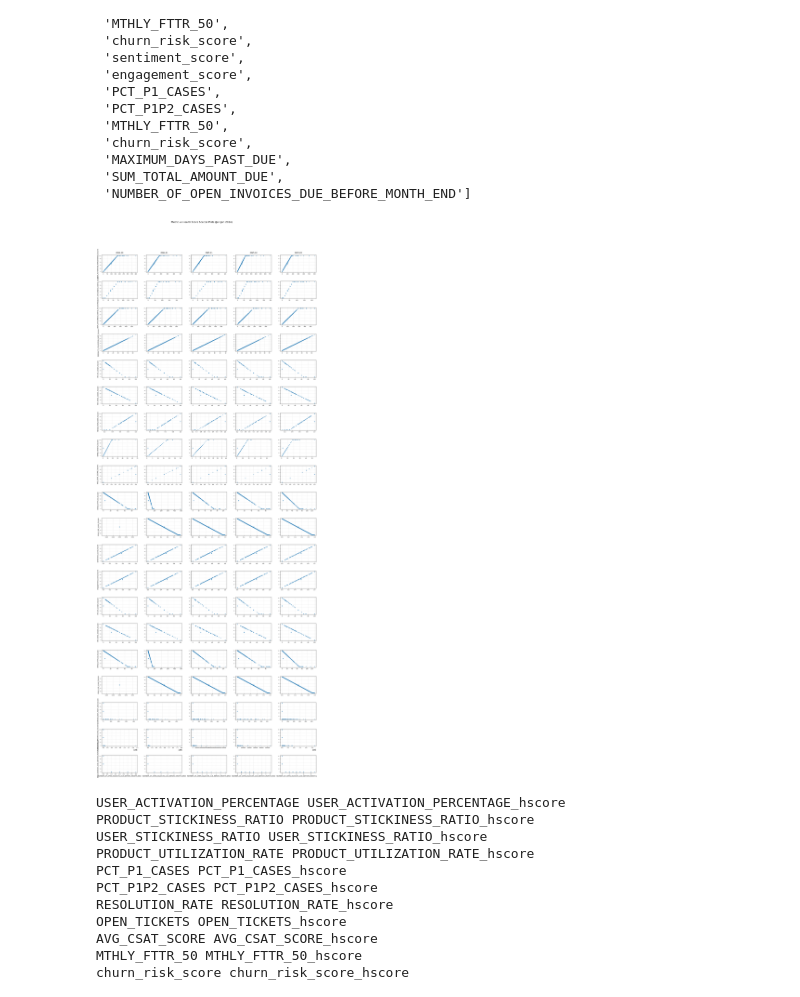
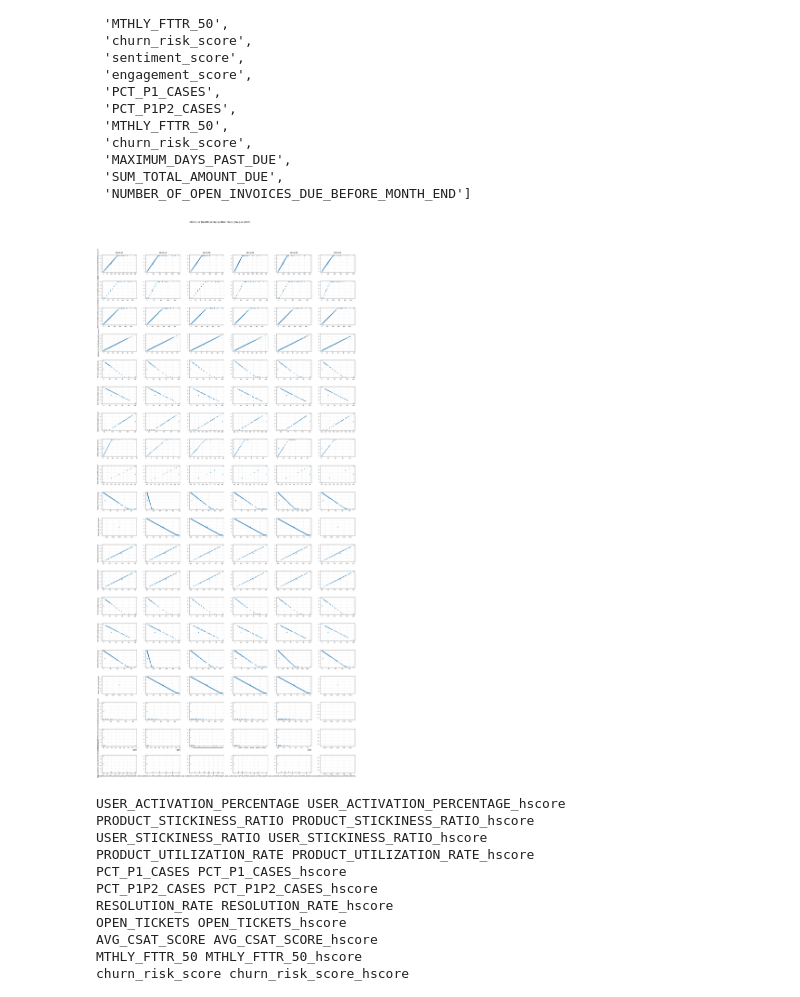
Before and after one commit to nr-rchhetri/C360_custom_weights, a Jupyter notebook: src/health_score.ipynb, the cells around one changed output. Saved outputs shown, nothing was run; the diff lists cells and outputs as text; code cells hidden in the pictures.

```diff
--- a/src/health_score.ipynb
+++ b/src/health_score.ipynb
@@ -395,7 +393,7 @@ import matplotlib.pyplot as plt
 
 # Define months and metrics
 # months = ['2024-01-01', '2024-02-01', '2024-03-01', '2024-04-01', '2024-05-01', '2024-06-01']
-months = ['2024-10-01', '2024-11-01', '2025-01-01', '2025-02-01', '2025-03-01']
+months = ['2024-10-01', '2024-11-01', '2025-01-01', '2025-02-01', '2025-03-01', '2025-04-01']
 metrics = [col for col in total_cols if not col.endswith('_hscore')]
 hscore_cols = [f"{col}_hscore" for col in metrics]
 
@@ -426,34 +424,34 @@ fig, axes = plt.subplots(n_metrics, n_months, figsize=(4 * n_months + 2, 2.5 * n
 
 for row, metric in enumerate(metrics):
     for col, m in enumerate(months):
         ax = axes[row, col]
         df_month = month_dfs[m]
         # Drop rows where either x or y is missing to ensure same length
         if metric in df_month.columns and f"{metric}_hscore" in df_month.columns:
             plot_df = df_month[[metric, f"{metric}_hscore"]].dropna()
             x = plot_df[metric]
             y = plot_df[f"{metric}_hscore"]
             ax.scatter(x, y, alpha=0.5, s=10)
         if row == 0:
             ax.set_title(f"{m[:7]}", fontsize=12, pad=10)
         if col == 0:
             ax.set_ylabel(f"{metric}_hscore", fontsize=10)
         else:
             ax.set_ylabel("")
         if row == n_metrics - 1:
             ax.set_xlabel(metric, fontsize=10)
         else:
             ax.set_xlabel("")
         ax.grid(True, alpha=0.3)
         ax.tick_params(axis='x', labelsize=8)
         ax.tick_params(axis='y', labelsize=5)
 
 # Add a main title and adjust spacing
 fig.suptitle("Metric vs Health Score Scatter Plots (Jan-Jun 2024)", fontsize=16, y=1.02)
 plt.subplots_adjust(left=0.08, right=0.98, top=0.96, bottom=0.04, wspace=0.25, hspace=0.5)
 plt.show()
 # %% [output]
-[figure, old version]
+[figure, new version]
 # %%
 
 df_feb = month_dfs['2024-02-01']
```
Also changed, not shown: parts of 1 cell of this notebook, 5 other files.
